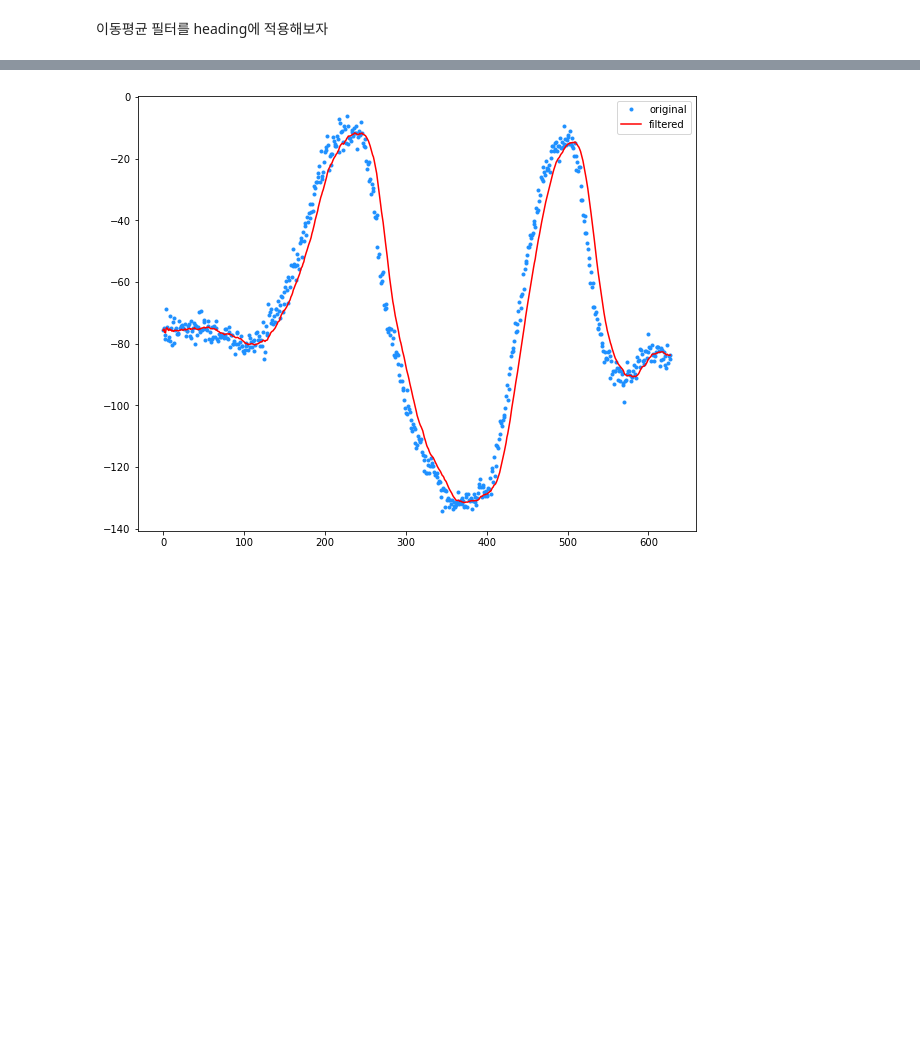
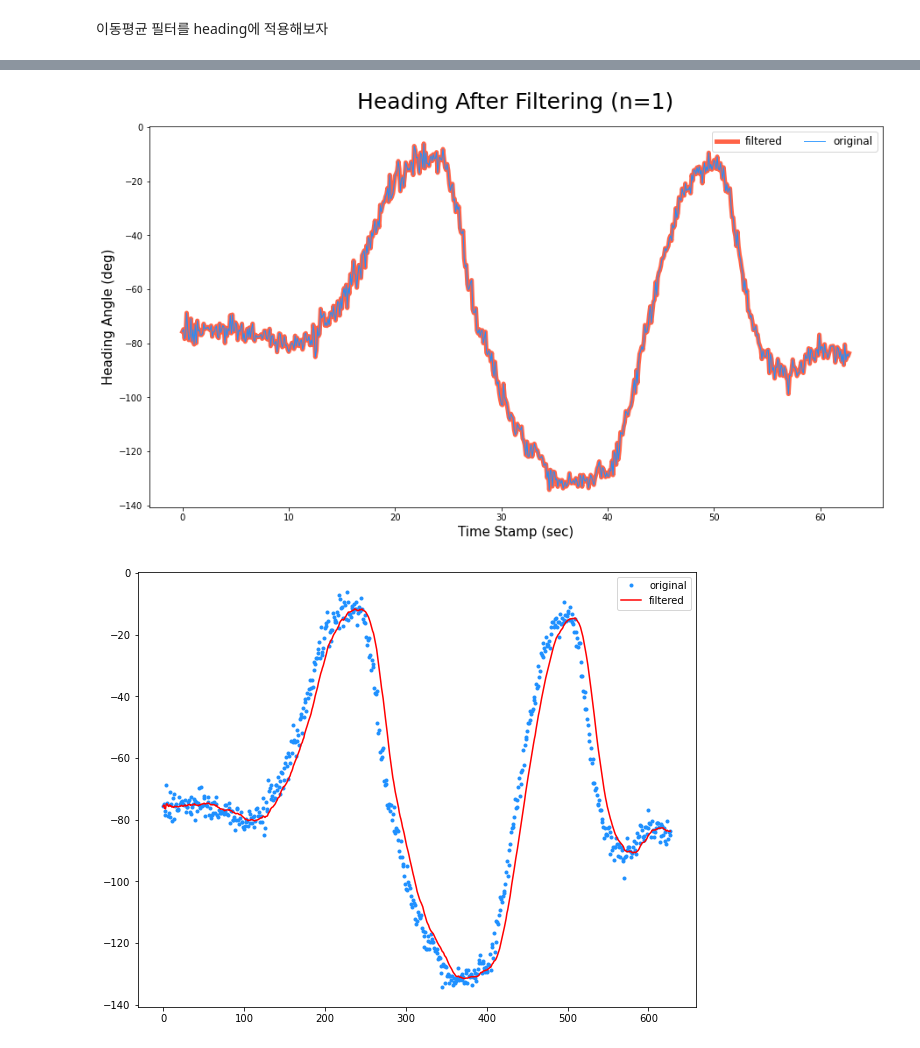
Before and after one commit to winterbloooom/kalman-filter, a Jupyter notebook: scripts/part1-application.ipynb, the cells around one changed output, grey strips where cells are left out. Cells and saved outputs as stored; diff of their text form; code cells hidden in the pictures; blank space fills up the shorter version.

```diff
--- a/scripts/part1-application.ipynb
+++ b/scripts/part1-application.ipynb
@@ -53,6 +63,23 @@ def MovingAverageFilter(prev_data, n, x):
     prev_data.append(x)
 
     return sum(prev_data) / len(prev_data)
+# %%
+n = 1
+prev_data = []
+filtered = pd.Series([MovingAverageFilter(prev_data, n, x) for x in heading])
+filtered.index = time_index
+
+plt.figure(figsize=(15, 8))
+plt.title("Heading After Filtering (n={})".format(n), fontsize=25, pad=20)
+plt.ylabel('Heading Angle (deg)', fontsize=15)
+plt.xlabel('Time Stamp (sec)', fontsize=15)
+plt.plot(filtered, '-', color='tomato', label='filtered', linewidth=5)
+plt.plot(heading, '-', color='dodgerblue', label='original', linewidth=1)
+
+plt.legend(loc='best', ncol=2, fontsize=12)
+plt.show()
+# %% [output]
+[figure, added]
 # %%
 n = 20
 prev_data = []
```
Also changed, not shown: parts of 5 cells of this notebook.
